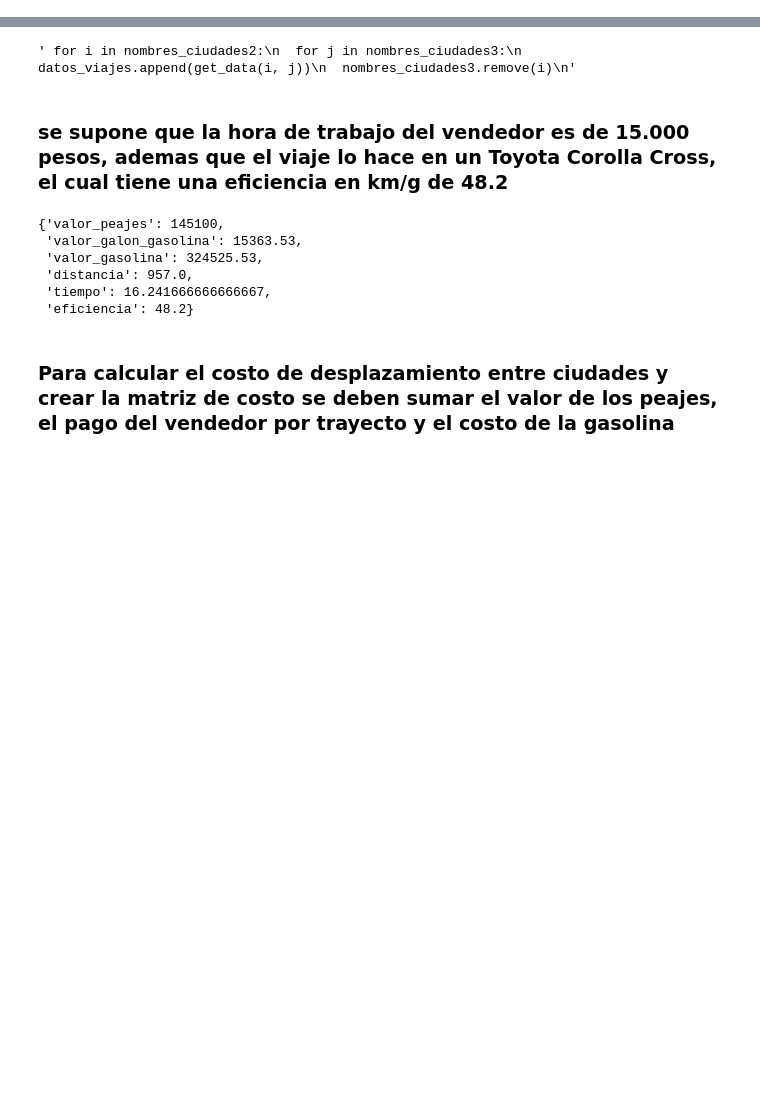
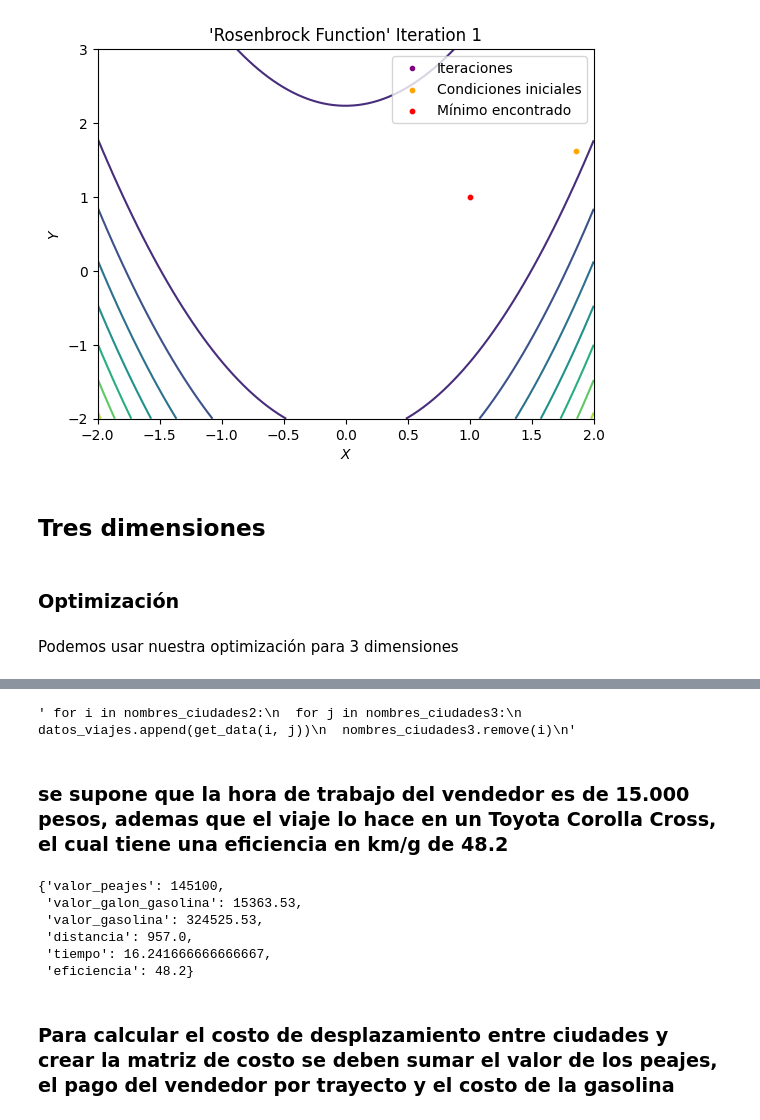
Before and after one commit to dgilrua/Trabajo-1-RNA, a Jupyter notebook: main.ipynb, the cells around one changed output, grey strips where cells are left out. Saved outputs shown, nothing was run; the diff lists cells and outputs as text; code cells hidden in the pictures; blank space fills up the shorter version.

```diff
--- a/main.ipynb
+++ b/main.ipynb
@@ -14,0 +195,2 @@ please provide us feedback at https://github.com/pandas-dev/pandas/issues/54466
+# %%
+sol = np.asarray(sol)
@@ -14,0 +207,25 @@ please provide us feedback at https://github.com/pandas-dev/pandas/issues/54466
+# %%
+# Función para actualizar el gráfico
+def update_plot(k):
+    ax.clear()
+    ax.contour(X1, X2, Z)
+    ax.plot(sol[:k, 0], sol[:k, 1], '.', color='purple', zorder=1, label='Iteraciones')
+    ax.set_xlabel('$X$')
+    ax.set_ylabel('$Y$')
+    ax.set_title("'Rosenbrock Function' Iteration " + str(k+1))
+    ax.scatter(ci[0], ci[1], color='orange', s=10, label='Condiciones iniciales', zorder=2)
+    ax.scatter(sol[-1, 0], sol[-1, 1], color='red', s=10, label='Mínimo encontrado', zorder=2)
+    ax.legend()
+
+# Configuración inicial del gráfico
+fig, ax = plt.subplots()
+ani = animation.FuncAnimation(fig, update_plot,frames=len(sol)+1, interval=500, repeat=False)
+ani.save('Rosenbrock_grad_descent.mp4', writer='ffmpeg')
+# %% [output]
+[figure, added]
+# %% [markdown]
+## Tres dimensiones
+# %% [markdown]
+### Optimización
+# %% [markdown]
+Podemos usar nuestra optimización para 3 dimensiones
```
Also changed, not shown: parts of 42 cells of this notebook.
